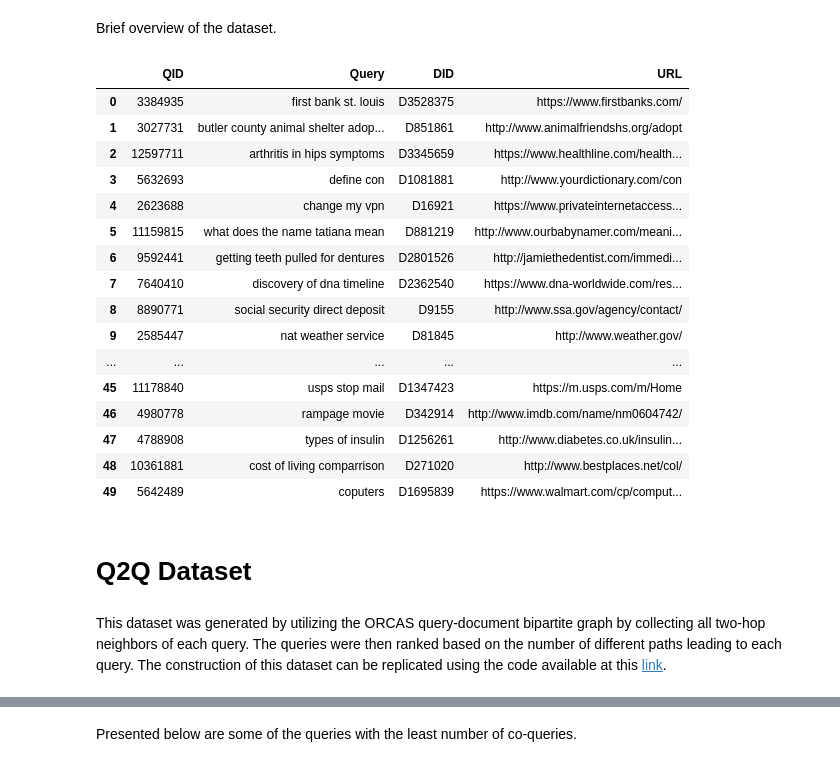
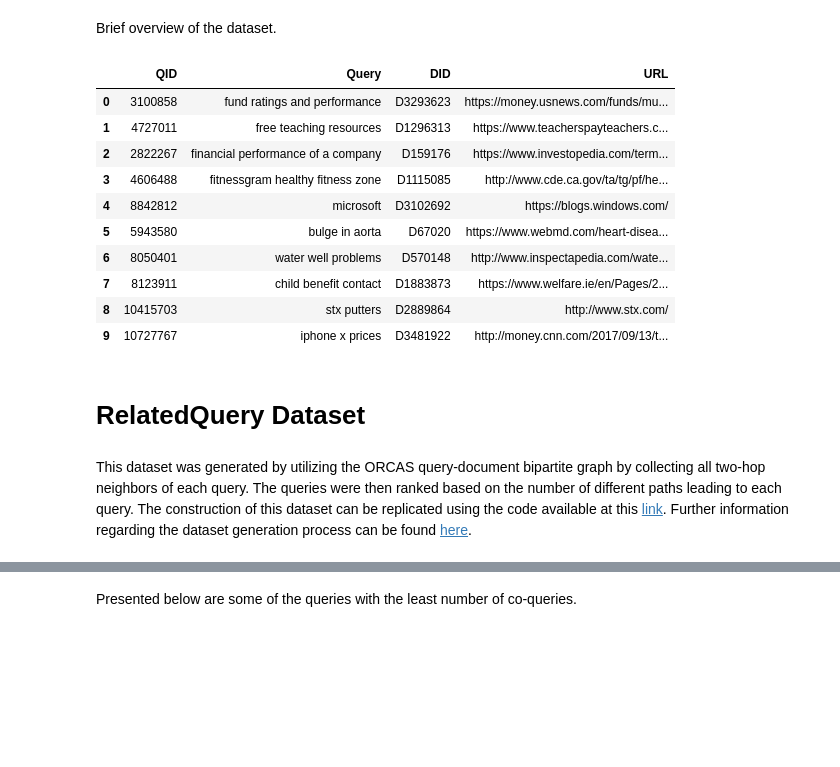
Before and after one commit to suchith720/suchith720.github.io, a Jupyter notebook: posts/research/orcas-related-queries/orcas_dataset_blog.ipynb, the cells around one changed output, grey strips where cells are left out. Cells and saved outputs as stored; diff of their text form; code cells hidden in the pictures; blank space fills up the shorter version.

Commit message:
changed the ORCASRelatedQuery blog

```diff
--- a/posts/research/orcas-related-queries/orcas_dataset_blog.ipynb
+++ b/posts/research/orcas-related-queries/orcas_dataset_blog.ipynb
@@ -35,35 +38,29 @@ The format of the dataset is as follows:
 # %%
 #| echo: false
 
-data_file = "../data/orcas.tsv"
+data_file = "../data/ORCASRelatedQueries-10M/rawData/orcas.tsv"
 df = pd.read_csv(data_file, sep='\t', header=None)
 # %% [markdown]
 Brief overview of the dataset.
 # %%
 #| echo: false
 
-df_sample = df.sample(n=50).reset_index(drop=True)
+df_sample = df.sample(n=10).reset_index(drop=True)
 df_sample.columns = ['QID', 'Query', 'DID', 'URL']
 df_sample
 # %% [output]
 |  | QID | Query | DID | URL |
-| 0 | 3384935 | first bank st. louis | D3528375 | https://www.firstbanks.com/ |
-| 1 | 3027731 | butler county animal shelter adop... | D851861 | http://www.animalfriendshs.org/adopt |
-| 2 | 12597711 | arthritis in hips symptoms | D3345659 | https://www.healthline.com/health... |
-| 3 | 5632693 | define con | D1081881 | http://www.yourdictionary.com/con |
-| 4 | 2623688 | change my vpn | D16921 | https://www.privateinternetaccess... |
-| 5 | 11159815 | what does the name tatiana mean | D881219 | http://www.ourbabynamer.com/meani... |
-| 6 | 9592441 | getting teeth pulled for dentures | D2801526 | http://jamiethedentist.com/immedi... |
-| 7 | 7640410 | discovery of dna timeline | D2362540 | https://www.dna-worldwide.com/res... |
-| 8 | 8890771 | social security direct deposit | D9155 | http://www.ssa.gov/agency/contact/ |
-| 9 | 2585447 | nat weather service | D81845 | http://www.weather.gov/ |
-| ... | ... | ... | ... | ... |
-| 45 | 11178840 | usps stop mail | D1347423 | https://m.usps.com/m/Home |
-| 46 | 4980778 | rampage movie | D342914 | http://www.imdb.com/name/nm0604742/ |
-| 47 | 4788908 | types of insulin | D1256261 | http://www.diabetes.co.uk/insulin... |
-| 48 | 10361881 | cost of living comparrison | D271020 | http://www.bestplaces.net/col/ |
-| 49 | 5642489 | coputers | D1695839 | https://www.walmart.com/cp/comput... |
+| 0 | 3100858 | fund ratings and performance | D3293623 | https://money.usnews.com/funds/mu... |
+| 1 | 4727011 | free teaching resources | D1296313 | https://www.teacherspayteachers.c... |
+| 2 | 2822267 | financial performance of a company | D159176 | https://www.investopedia.com/term... |
+| 3 | 4606488 | fitnessgram healthy fitness zone | D1115085 | http://www.cde.ca.gov/ta/tg/pf/he... |
+| 4 | 8842812 | microsoft | D3102692 | https://blogs.windows.com/ |
+| 5 | 5943580 | bulge in aorta | D67020 | https://www.webmd.com/heart-disea... |
+| 6 | 8050401 | water well problems | D570148 | http://www.inspectapedia.com/wate... |
+| 7 | 8123911 | child benefit contact | D1883873 | https://www.welfare.ie/en/Pages/2... |
+| 8 | 10415703 | stx putters | D2889864 | http://www.stx.com/ |
+| 9 | 10727767 | iphone x prices | D3481922 | http://money.cnn.com/2017/09/13/t... |
 # %% [markdown]
-# Q2Q Dataset
+# RelatedQuery Dataset
 # %% [markdown]
-This dataset was generated by utilizing the ORCAS query-document bipartite graph by collecting all two-hop neighbors of each query. The queries were then ranked based on the number of different paths leading to each query. The construction of this dataset can be replicated using the code available at this [link](https://github.com/suchith720/ORCASRelatedQueries).
+This dataset was generated by utilizing the ORCAS query-document bipartite graph by collecting all two-hop neighbors of each query. The queries were then ranked based on the number of different paths leading to each query. The construction of this dataset can be replicated using the code available at this [link](https://github.com/suchith720/ORCASRelatedQueries). Further information regarding the dataset generation process can be found [here](https://suchith720.github.io/posts/research/axel-experiments/).
```
Also changed, not shown: parts of 63 cells of this notebook.
